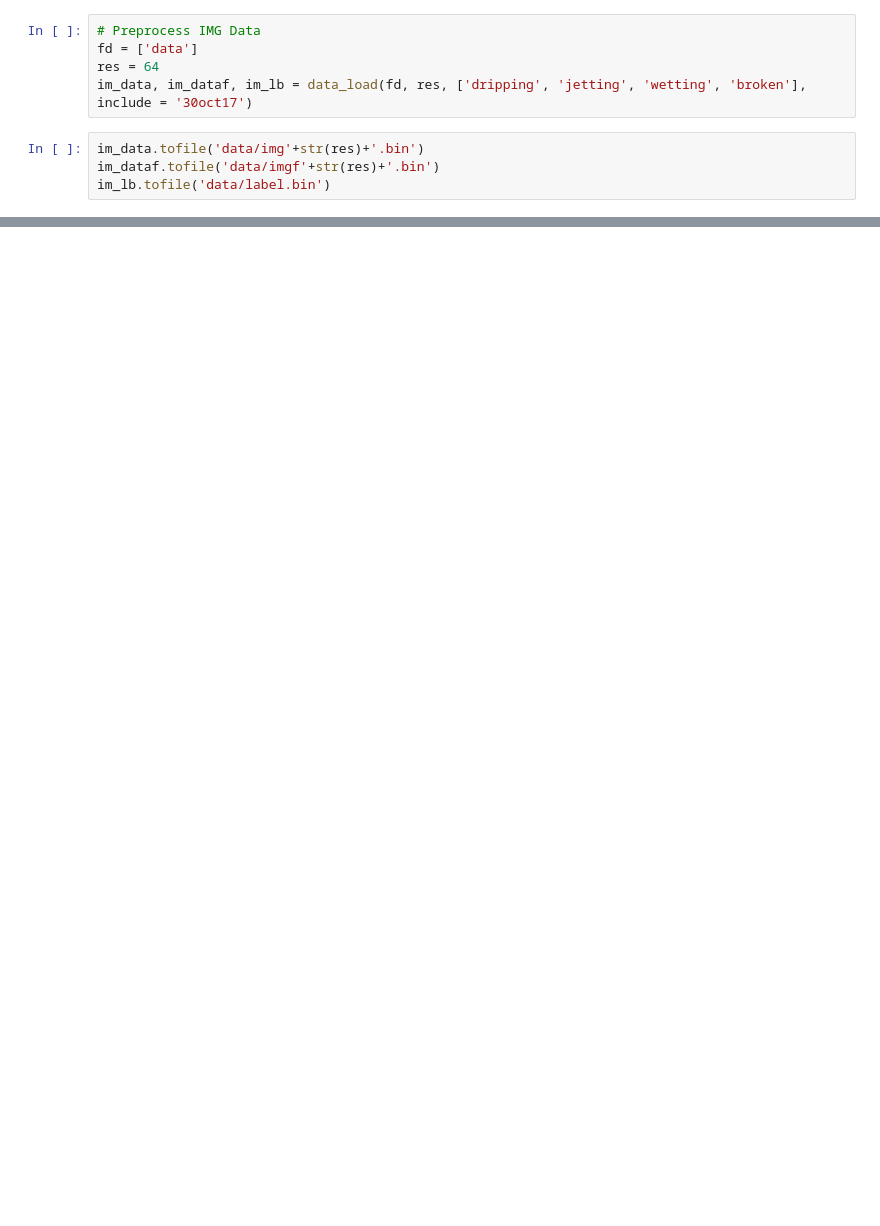
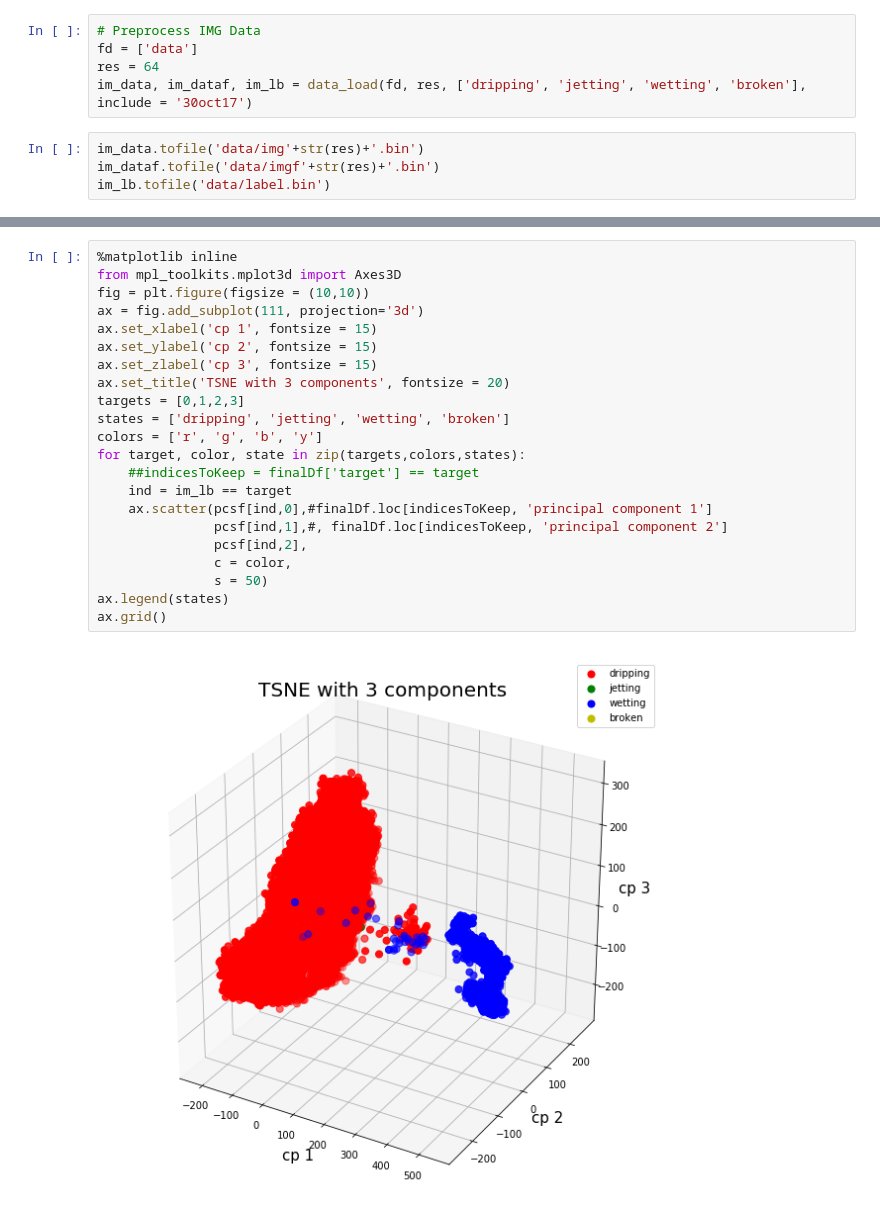
Before and after one commit to orpheus92/DSSI, a Jupyter notebook: Tsne.ipynb, the cells around one changed output, grey strips where cells are left out. Drawn from its saved outputs; the diff is of its cells as text; blank space fills up the shorter version.

```diff
--- a/Tsne.ipynb
+++ b/Tsne.ipynb
@@ -97,0 +220,24 @@ array([[-19.74771186,  -2.55005334,  12.68803787, ...,  21.08007406,
+# %%
+%matplotlib inline
+from mpl_toolkits.mplot3d import Axes3D
+fig = plt.figure(figsize = (10,10))
+ax = fig.add_subplot(111, projection='3d')
+ax.set_xlabel('cp 1', fontsize = 15)
+ax.set_ylabel('cp 2', fontsize = 15)
+ax.set_zlabel('cp 3', fontsize = 15)
+ax.set_title('TSNE with 3 components', fontsize = 20)
+targets = [0,1,2,3]
+states = ['dripping', 'jetting', 'wetting', 'broken']
+colors = ['r', 'g', 'b', 'y']
+for target, color, state in zip(targets,colors,states):
+    ##indicesToKeep = finalDf['target'] == target
+    ind = im_lb == target
+    ax.scatter(pcsf[ind,0],#finalDf.loc[indicesToKeep, 'principal component 1']
+               pcsf[ind,1],#, finalDf.loc[indicesToKeep, 'principal component 2']
+               pcsf[ind,2],
+               c = color,
+               s = 50)
+ax.legend(states)
+ax.grid()
+# %% [output]
+[figure, added]
```
Also changed, not shown: parts of 14 cells of this notebook, 2 other files.
